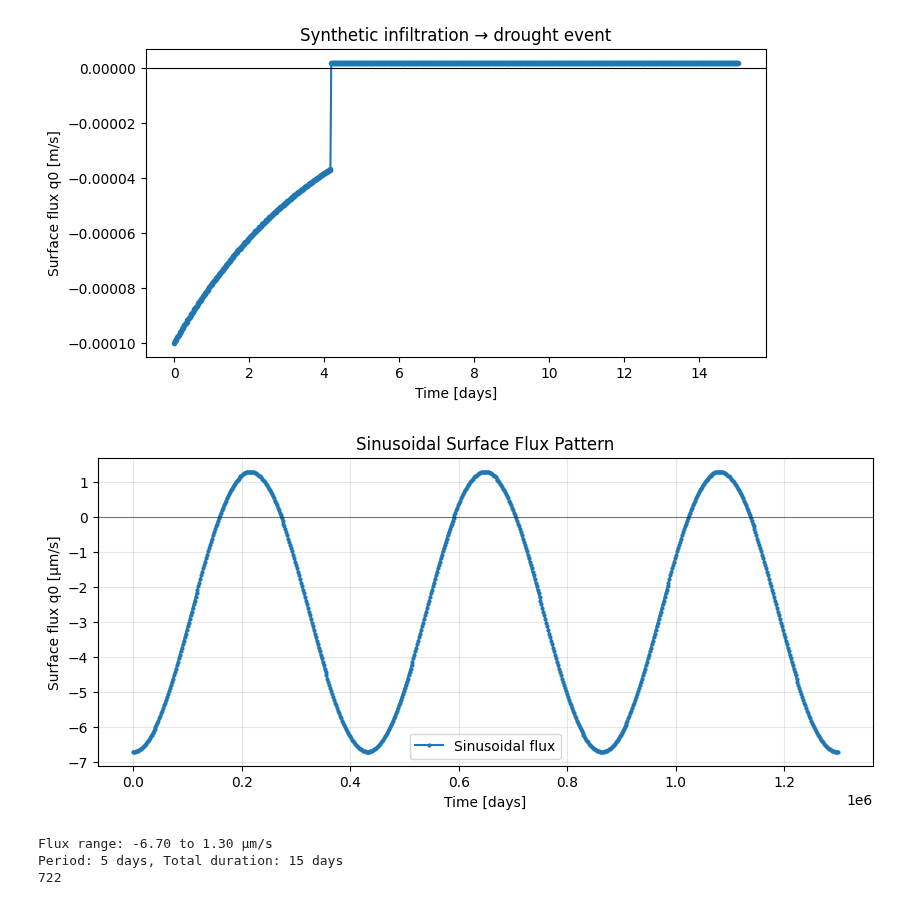
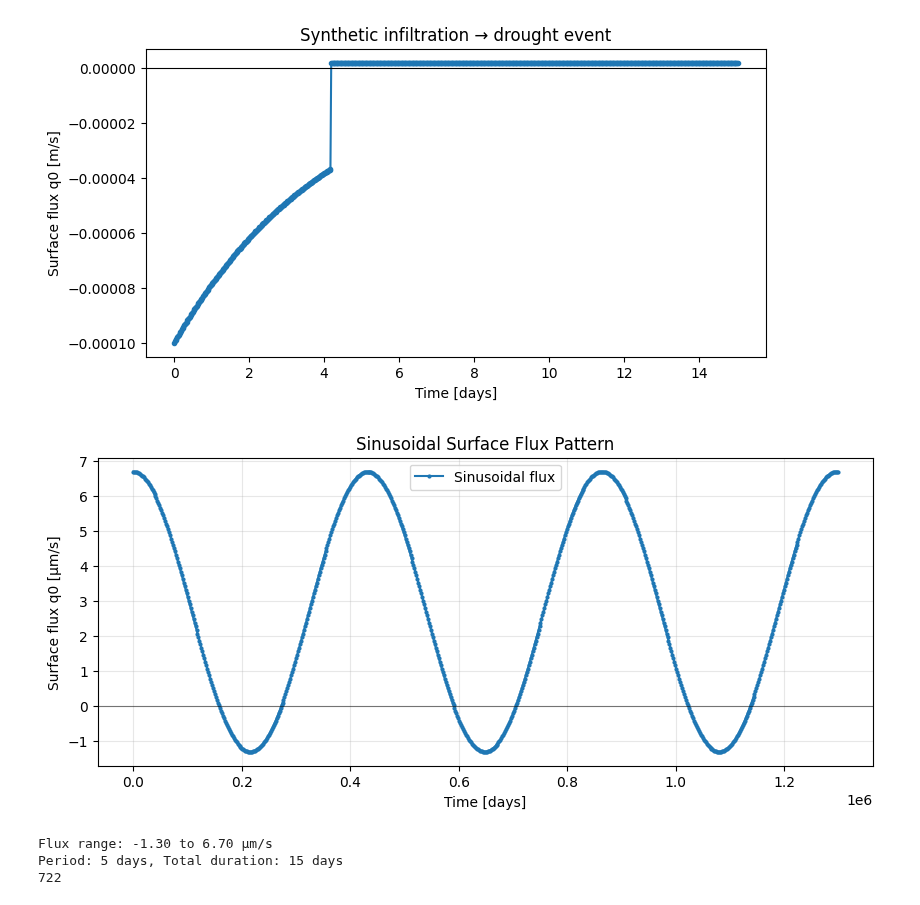
Before and after one commit to WqgJing/SMAP-Recharge-Flux, a Jupyter notebook: forward_pinn.ipynb, the cells around one changed output. Saved outputs shown, nothing was run; the diff lists cells and outputs as text; code cells hidden in the pictures.

```diff
--- a/forward_pinn.ipynb
+++ b/forward_pinn.ipynb
@@ -561,35 +922,35 @@ def create_sinusoidal_qflux(total_days=15, dt_minutes=30,
     qflux = mean_flux + amplitude * np.sin(omega * times + phase_shift)
     times = times*86400
 
     return times, qflux
 
 # Create sinusoidal q0_data
 times_sin, qflux_sin = create_sinusoidal_qflux(
     total_days=15,
     amplitude=4e-6,      # 3 μm/s amplitude
     period_days=5,       # 5-day cycle
     mean_flux=7e-7,      # slight evaporation on average
     phase_shift=np.pi/2  # start at peak
 )
-qflux_sin = -(qflux_sin+2e-6)
+qflux_sin = (qflux_sin+2e-6)
 q0_data_sin = (times_sin.tolist(), qflux_sin.tolist())
 
 # Plot the sinusoidal flux
 plt.figure(figsize=(10,4))
 plt.plot(times_sin, qflux_sin*1e6, '-o', ms=2, label='Sinusoidal flux')
 plt.axhline(0, color='k', lw=0.8, alpha=0.5)
 plt.xlabel("Time [days]")
 plt.ylabel("Surface flux q0 [μm/s]")
 plt.title("Sinusoidal Surface Flux Pattern")
 plt.grid(True, alpha=0.3)
 plt.legend()
 plt.show()
 
 print(f"Flux range: {qflux_sin.min()*1e6:.2f} to {qflux_sin.max()*1e6:.2f} μm/s")
 print(f"Period: {5} days, Total duration: {15} days")
 print(len(times))
 # %% [output]
-[figure, old version]
+[figure, new version]
-Flux range: -6.70 to 1.30 μm/s
+Flux range: -1.30 to 6.70 μm/s
 Period: 5 days, Total duration: 15 days
 722
```
Also changed, not shown: parts of 13 cells of this notebook.
